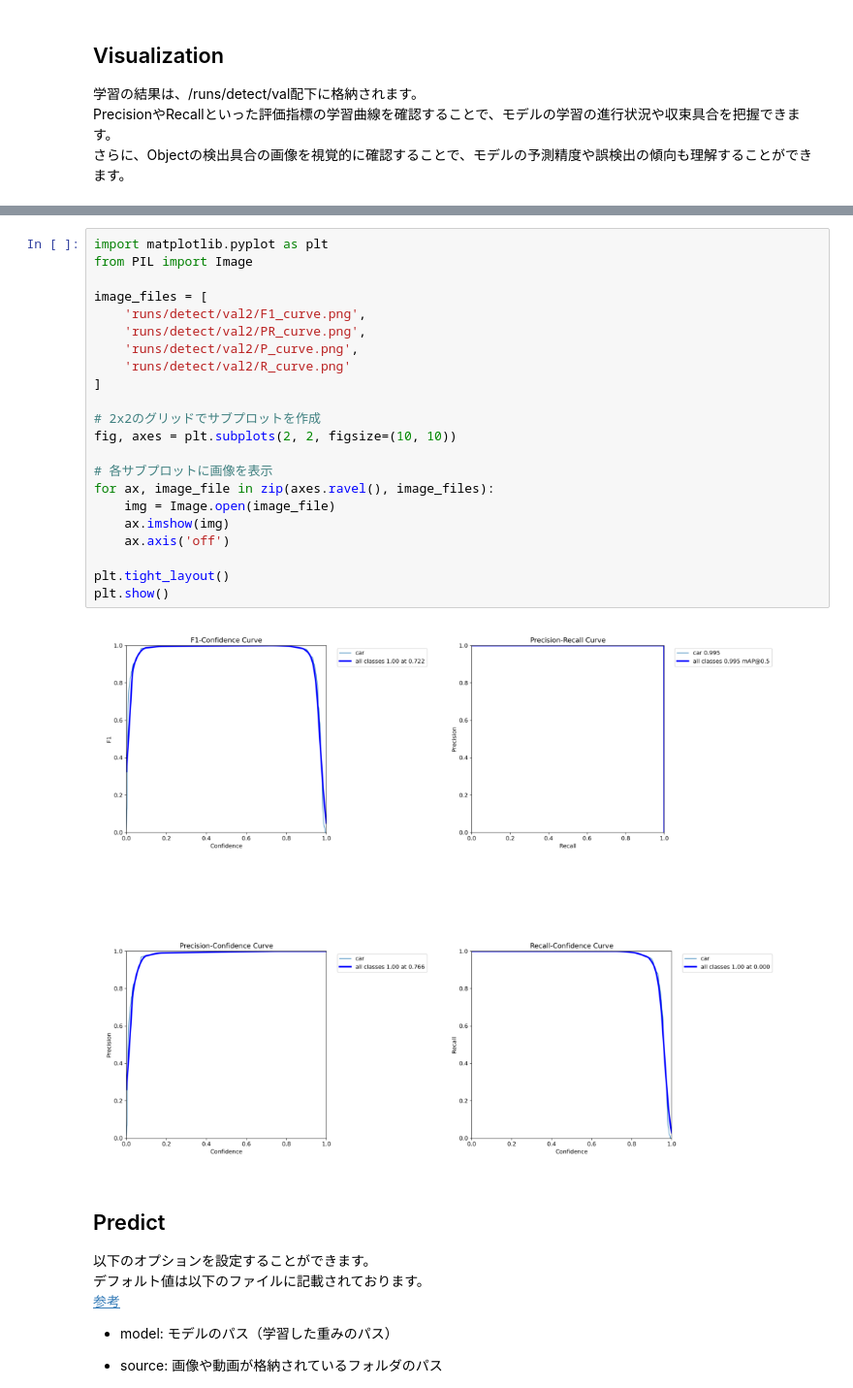
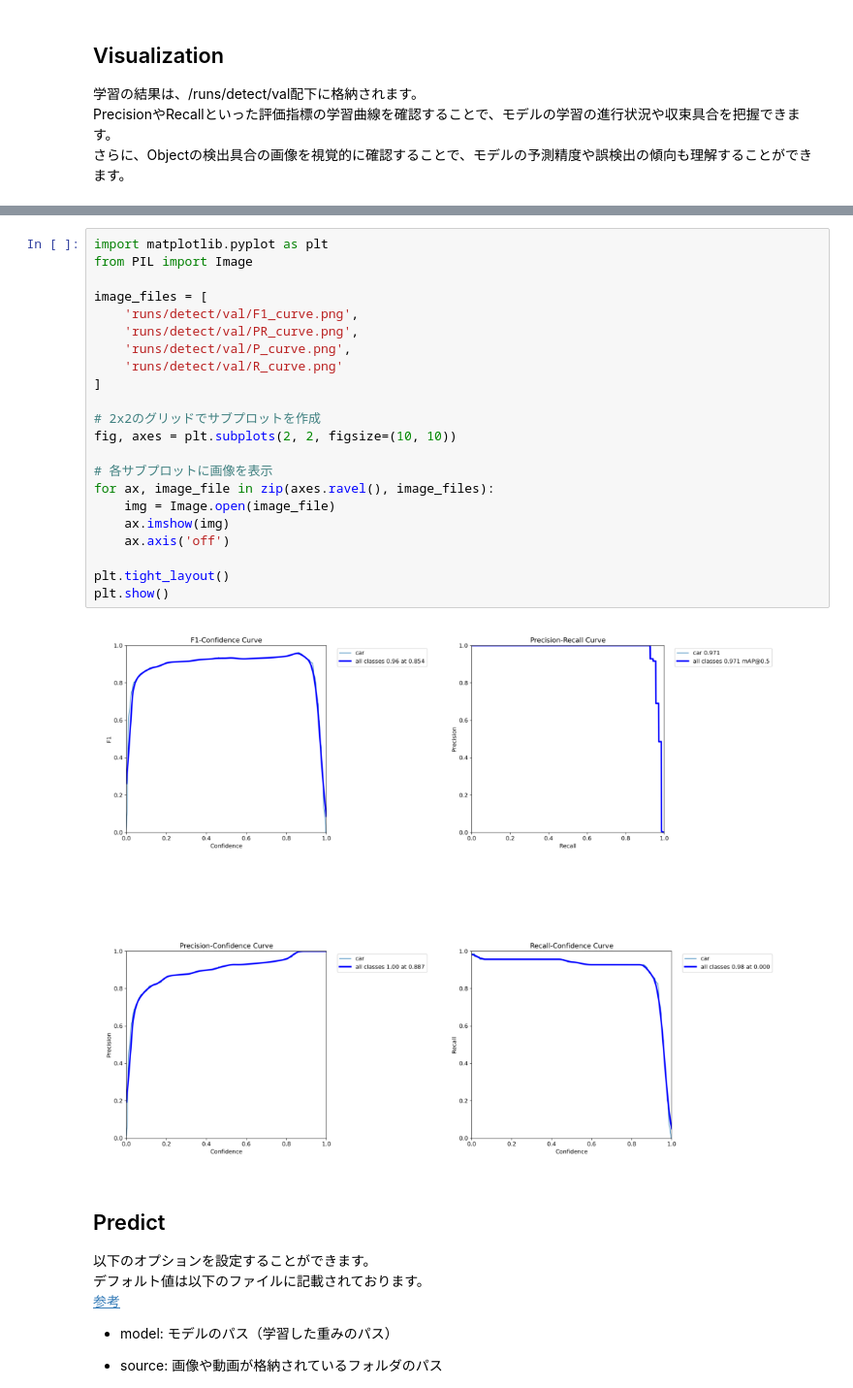
Before and after one commit to kenken118/Image-Processing-Utils, a Jupyter notebook: object_detection/src/YOLOv8-CustomData-Detection-Pipeline.ipynb, the cells around one changed output, grey strips where cells are left out. Shown at 97% size. Cells and saved outputs as stored; diff of their text form.

```diff
--- a/object_detection/src/YOLOv8-CustomData-Detection-Pipeline.ipynb
+++ b/object_detection/src/YOLOv8-CustomData-Detection-Pipeline.ipynb
@@ -158,27 +150,27 @@ Image(filename='runs/detect/val2/val_batch0_pred.jpg', width=800)
 # %%
 import matplotlib.pyplot as plt
 from PIL import Image
 
 image_files = [
-    'runs/detect/val2/F1_curve.png',
-    'runs/detect/val2/PR_curve.png',
-    'runs/detect/val2/P_curve.png',
-    'runs/detect/val2/R_curve.png'
+    'runs/detect/val/F1_curve.png',
+    'runs/detect/val/PR_curve.png',
+    'runs/detect/val/P_curve.png',
+    'runs/detect/val/R_curve.png'
 ]
 
 # 2x2のグリッドでサブプロットを作成
 fig, axes = plt.subplots(2, 2, figsize=(10, 10))
 
 # 各サブプロットに画像を表示
 for ax, image_file in zip(axes.ravel(), image_files):
     img = Image.open(image_file)
     ax.imshow(img)
     ax.axis('off')
 
 plt.tight_layout()
 plt.show()
 # %% [output]
-[figure, old version]
+[figure, new version]
 # %% [markdown]
 ## Predict
 以下のオプションを設定することができます。<br>
```
Also changed, not shown: parts of 8 cells of this notebook, 3 other files.
